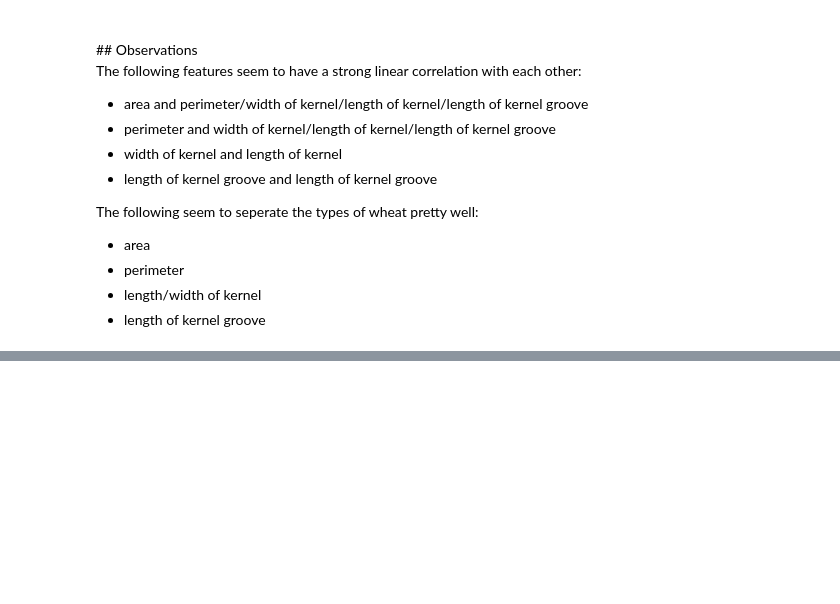
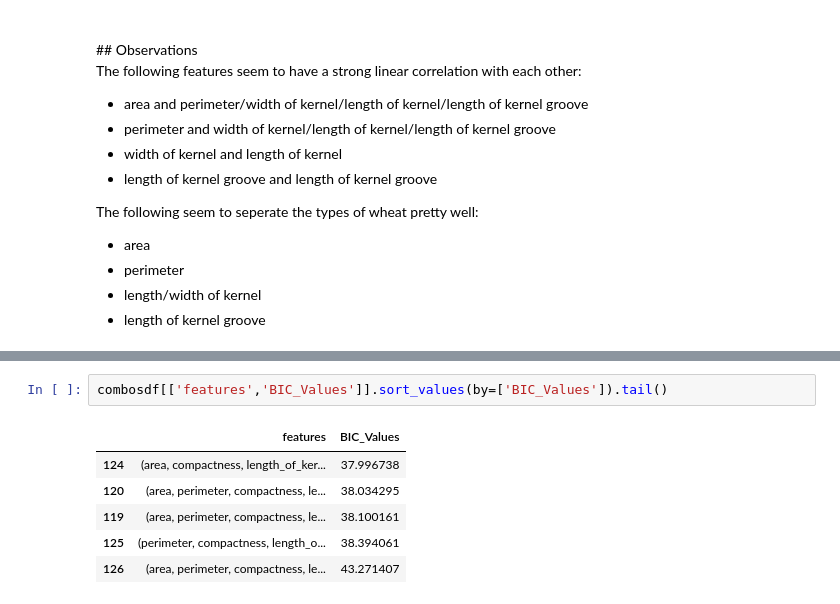
Before and after one commit to kchan23/UCI-ML-Seeds, a Jupyter notebook: 01-description.ipynb, the cells around one changed output, grey strips where cells are left out. Drawn from its saved outputs; the diff is of its cells as text; blank space fills up the shorter version.

```diff
--- a/01-description.ipynb
+++ b/01-description.ipynb
@@ -108,0 +231,9 @@ def BIC(log_reg_model,data,target):
+# %%
+combosdf[['features','BIC_Values']].sort_values(by=['BIC_Values']).tail()
+# %% [output]
+|  | features | BIC_Values |
+| 124 | (area, compactness, length_of_ker... | 37.996738 |
+| 120 | (area, perimeter, compactness, le... | 38.034295 |
+| 119 | (area, perimeter, compactness, le... | 38.100161 |
+| 125 | (perimeter, compactness, length_o... | 38.394061 |
+| 126 | (area, perimeter, compactness, le... | 43.271407 |
```
Also changed, not shown: parts of 40 cells of this notebook, 1 other file.
